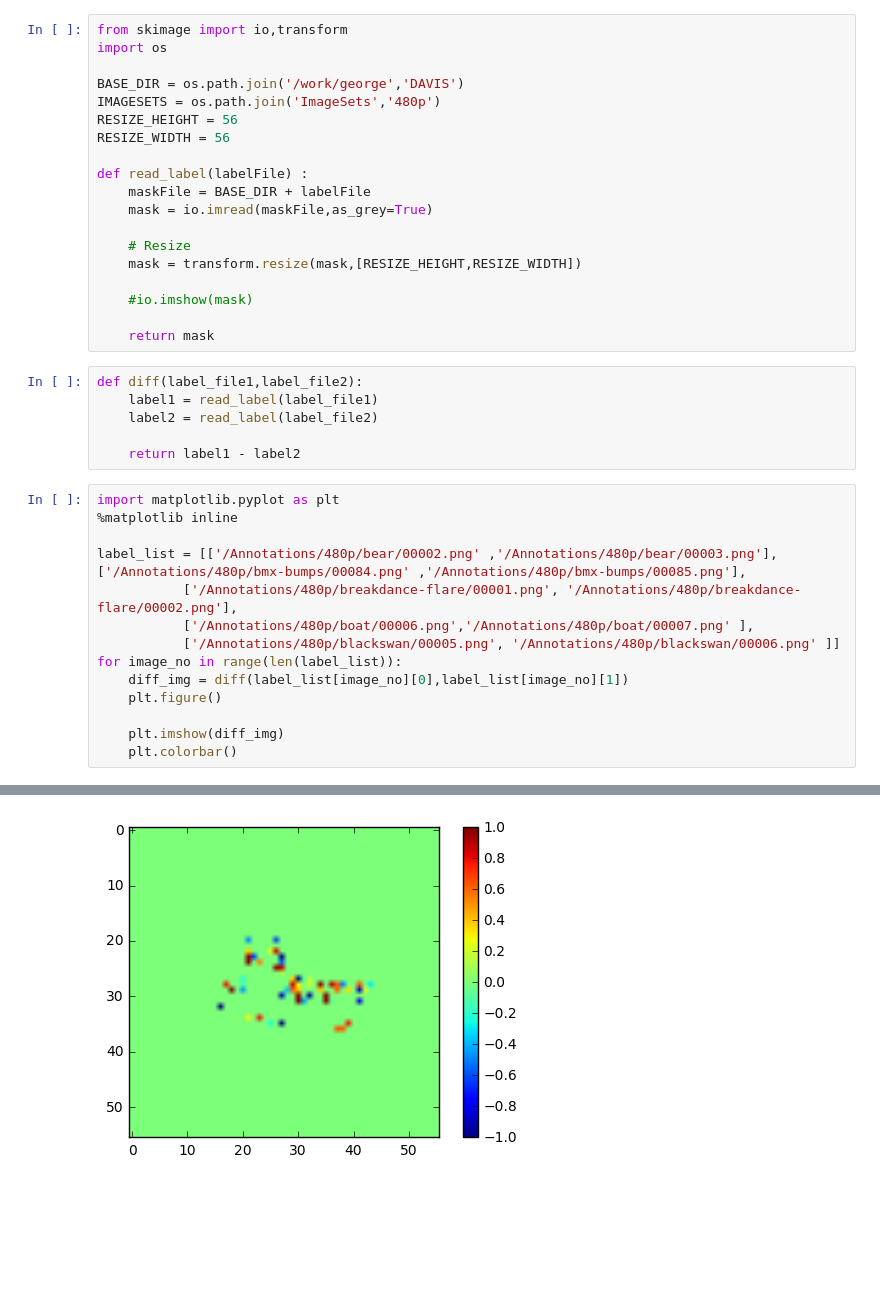
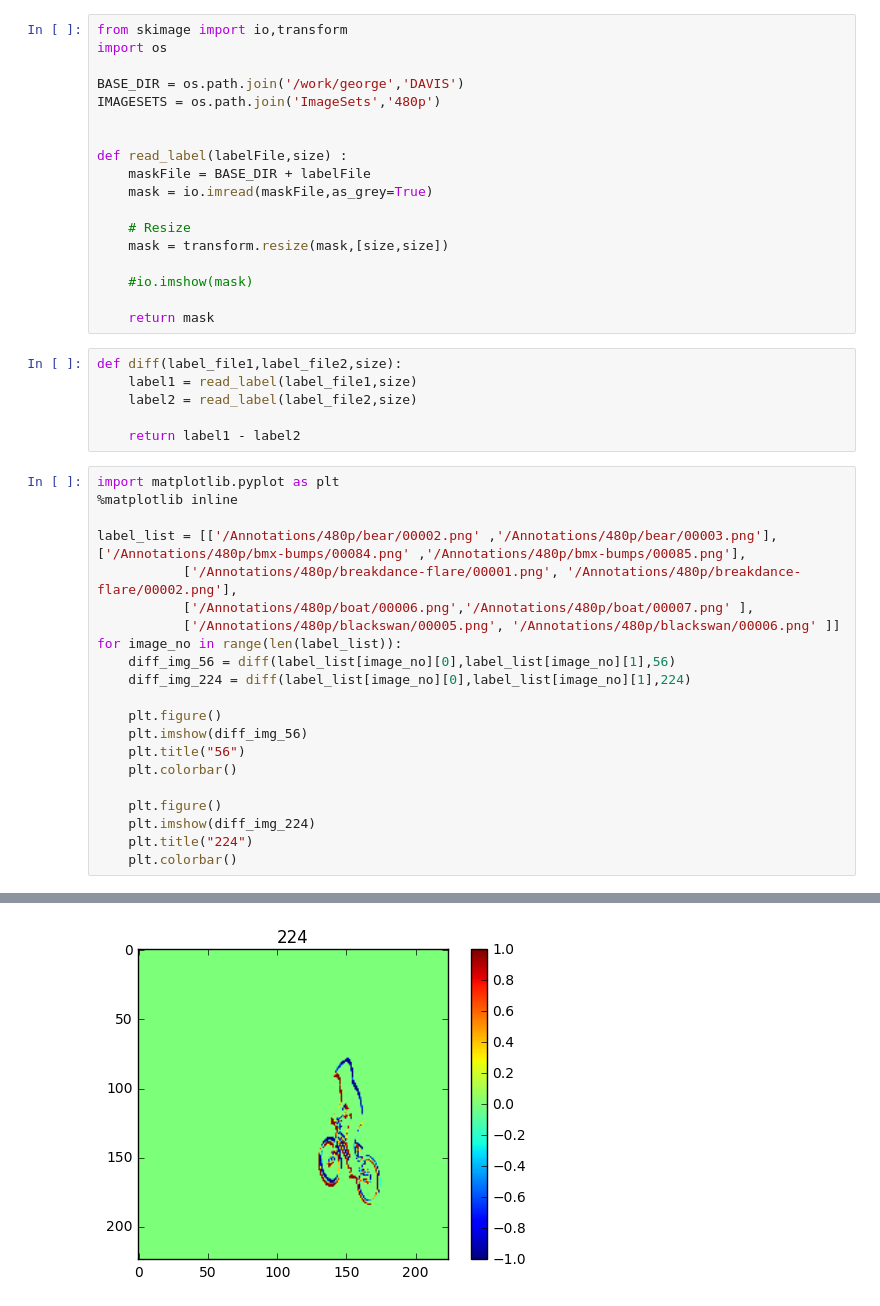
Before and after one commit to amilgeorge/2016-Adam, a Jupyter notebook: LabelDiff.ipynb, the cells around one changed output, grey strips where cells are left out. Cells and saved outputs as stored; diff of their text form; blank space fills up the shorter version.

```diff
--- a/LabelDiff.ipynb
+++ b/LabelDiff.ipynb
@@ -4,23 +4,22 @@ import os
 
 BASE_DIR = os.path.join('/work/george','DAVIS')
 IMAGESETS = os.path.join('ImageSets','480p')
-RESIZE_HEIGHT = 56
-RESIZE_WIDTH = 56
 
-def read_label(labelFile) :
+
+def read_label(labelFile,size) :
     maskFile = BASE_DIR + labelFile
     mask = io.imread(maskFile,as_grey=True)
 
     # Resize
-    mask = transform.resize(mask,[RESIZE_HEIGHT,RESIZE_WIDTH])
+    mask = transform.resize(mask,[size,size])
 
     #io.imshow(mask)
 
     return mask
 # %%
-def diff(label_file1,label_file2):
-    label1 = read_label(label_file1)
-    label2 = read_label(label_file2)
+def diff(label_file1,label_file2,size):
+    label1 = read_label(label_file1,size)
+    label2 = read_label(label_file2,size)
 
     return label1 - label2
 # %%
@@ -33,9 +32,16 @@ label_list = [['/Annotations/480p/bear/00002.png' ,'/Annotations/480p/bear/00003
            ['/Annotations/480p/boat/00006.png','/Annotations/480p/boat/00007.png' ],
            ['/Annotations/480p/blackswan/00005.png', '/Annotations/480p/blackswan/00006.png' ]]
 for image_no in range(len(label_list)):
-    diff_img = diff(label_list[image_no][0],label_list[image_no][1])
+    diff_img_56 = diff(label_list[image_no][0],label_list[image_no][1],56)
+    diff_img_224 = diff(label_list[image_no][0],label_list[image_no][1],224)
+
     plt.figure()
+    plt.imshow(diff_img_56)
+    plt.title("56")
+    plt.colorbar()
 
-    plt.imshow(diff_img)
+    plt.figure()
+    plt.imshow(diff_img_224)
+    plt.title("224")
     plt.colorbar()
 # %% [output]
@@ -45 +51 @@ for image_no in range(len(label_list)):
-[figure, old version]
+[figure, new version]
```
Also changed, not shown: parts of 1 cell of this notebook, 7 other files.
